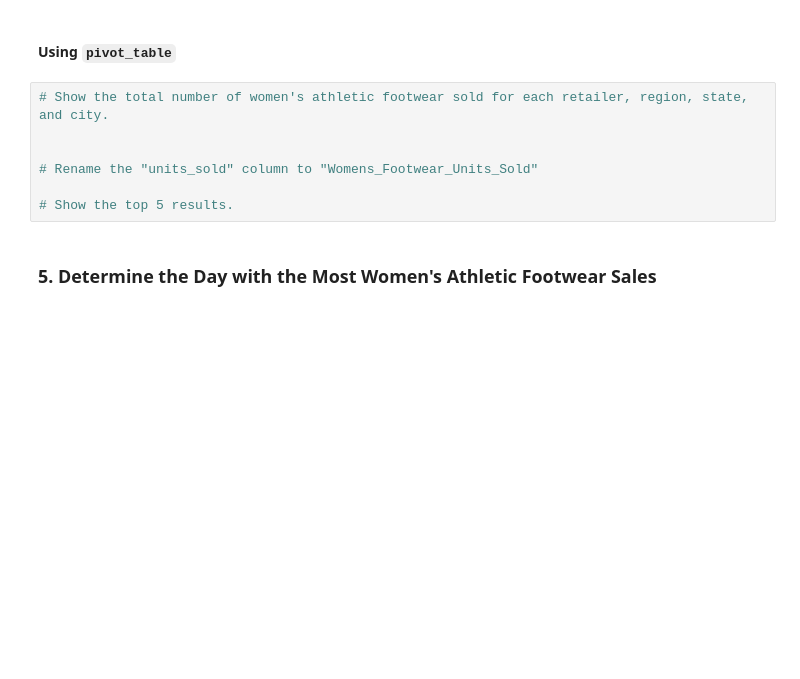
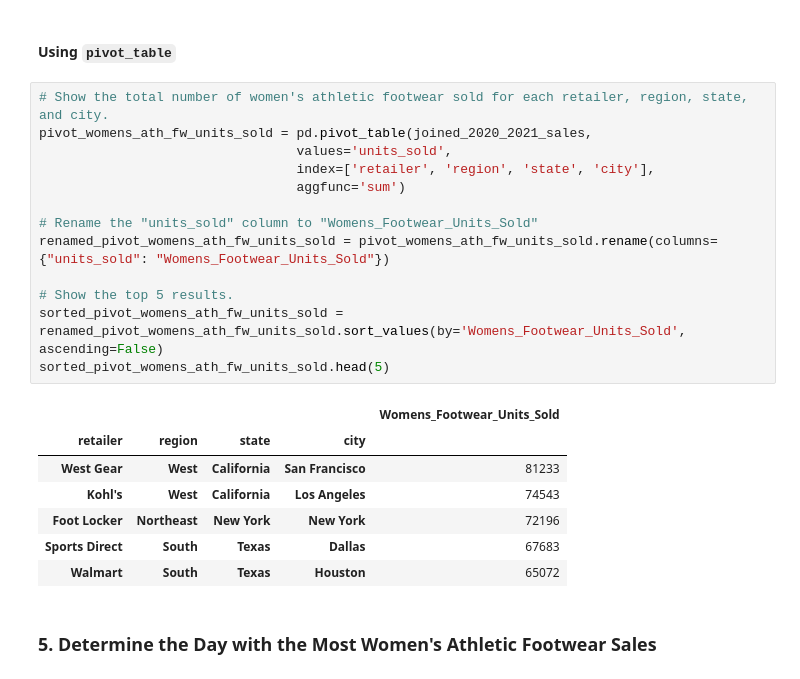
Before and after one commit to kuzhinjo/athletic_sales_analysis, a Jupyter notebook: athletic_sales_analysis_starter_code.ipynb, the cells around one changed output. Saved outputs shown, nothing was run; the diff lists cells and outputs as text; blank space fills up the shorter version.

```diff
--- a/athletic_sales_analysis_starter_code.ipynb
+++ b/athletic_sales_analysis_starter_code.ipynb
@@ -265,11 +346,25 @@ sorted_groupby_2020_2021_sales.head(5)
 #### Using `pivot_table`
 # %%
 # Show the total number of women's athletic footwear sold for each retailer, region, state, and city.
-
+pivot_womens_ath_fw_units_sold = pd.pivot_table(joined_2020_2021_sales,
+                                 values='units_sold',
+                                 index=['retailer', 'region', 'state', 'city'],
+                                 aggfunc='sum')
 
 # Rename the "units_sold" column to "Womens_Footwear_Units_Sold"
+renamed_pivot_womens_ath_fw_units_sold = pivot_womens_ath_fw_units_sold.rename(columns={"units_sold": "Womens_Footwear_Units_Sold"})
 
 # Show the top 5 results.
+sorted_pivot_womens_ath_fw_units_sold = renamed_pivot_womens_ath_fw_units_sold.sort_values(by='Womens_Footwear_Units_Sold', ascending=False)
+sorted_pivot_womens_ath_fw_units_sold.head(5)
+# %% [output]
+|  |  |  |  | Womens_Footwear_Units_Sold |
+| retailer | region | state | city |  |
+| West Gear | West | California | San Francisco | 81233 |
+| Kohl's | West | California | Los Angeles | 74543 |
+| Foot Locker | Northeast | New York | New York | 72196 |
+| Sports Direct | South | Texas | Dallas | 67683 |
+| Walmart | South | Texas | Houston | 65072 |
 # %% [markdown]
 ### 5. Determine the Day with the Most Women's Athletic Footwear Sales
 # %%
```
Also changed, not shown: parts of 8 cells of this notebook.
